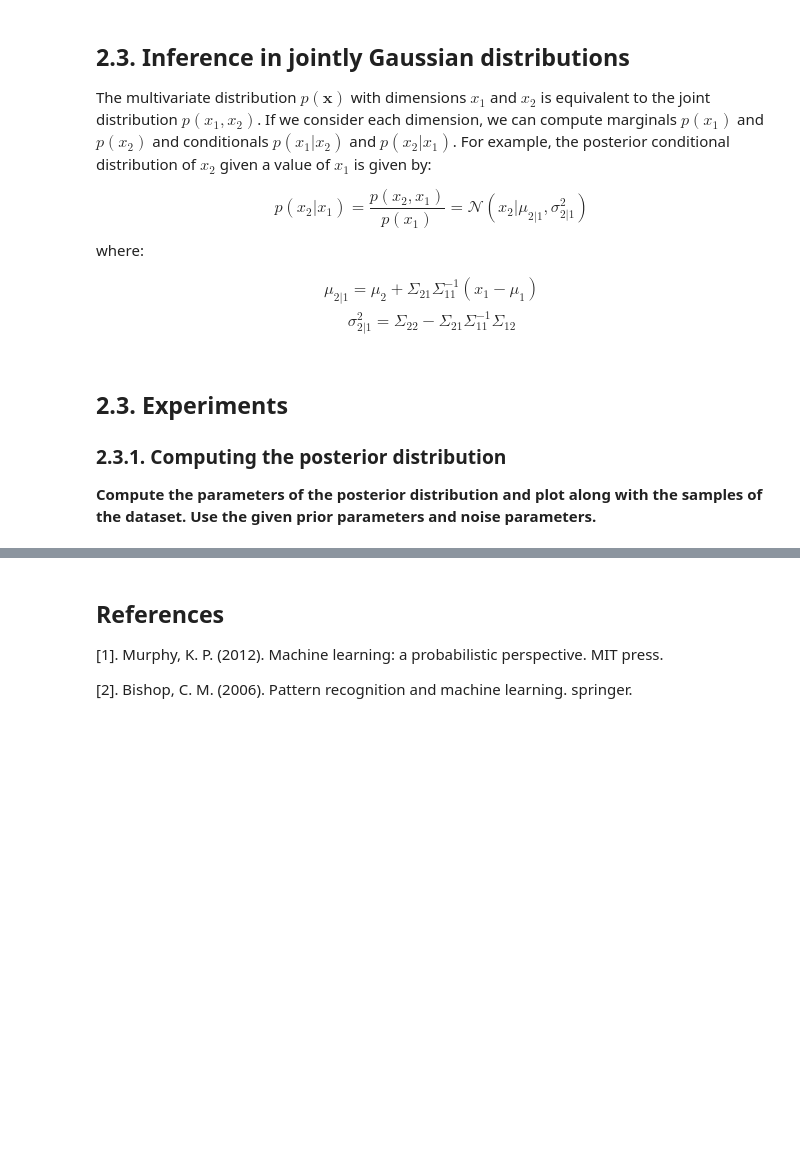
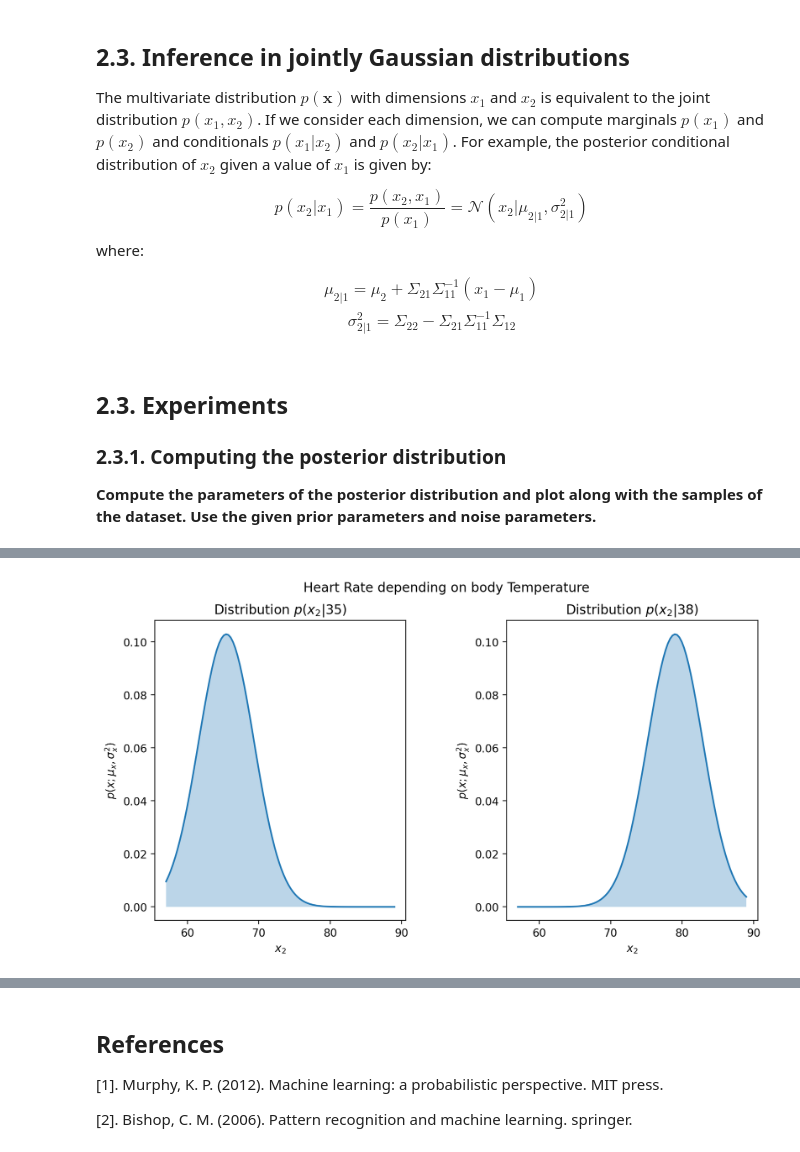
Before and after one commit to oscar-02-5/lab_unsupervised_continuous, a Jupyter notebook: lab_unsupervised_continuous_students.ipynb, the cells around one changed output, grey strips where cells are left out. Saved outputs shown, nothing was run; the diff lists cells and outputs as text; code cells hidden in the pictures; blank space fills up the shorter version.

```diff
--- a/lab_unsupervised_continuous_students.ipynb
+++ b/lab_unsupervised_continuous_students.ipynb
@@ -553,3 +544,91 @@ y_domain = np.linspace(np.min(y2), np.max(y2), 100)
+# %%
+
+def cond_gaussian(mu: np.ndarray[float, (2, 1)],  # type: ignore
+                  Sigma: np.ndarray[float, (2, 2)],  # type: ignore
+                  y1: int) -> Tuple[float, float]:
+    """# Description
+    Function that computes the parameters of the conditional
+    normal distribution given the parameters of the joint
+    distribution and a value for the marginal Y1.
+    """
+    # Variable declarations
+    mu_1, mu_2 = mu
+    Sigma_12 = Sigma[0, 1]
+    Sigma_21 = Sigma[1, 0]
+    Sigma_22 = Sigma[1, 1]
+    prec_mat_11 = (inverse(Sigma))[0, 0]
+
+    # Computation of the conditional mean
+    mu_2given1 = mu_2 + Sigma_21 * prec_mat_11 * (y1 - mu_1)
+
+    # Computation of the conditional variance
+    var_2given1 = Sigma_22 - Sigma_21 * prec_mat_11 * Sigma_12
+
+    return mu_2given1, var_2given1
+
+
+def plot_gaussian_over_ax(mu: float, sigma: float,
+                          domain: np.ndarray, ax,
+                          title="Gaussian distribution") -> None:
+    """# Description
+    Function that plots a 1D gaussian over a given axis,
+    given it's parameters and an xlim (domain)
+    """
+    # Compute the pdf
+    p = normal.pdf(domain, mu, sigma)
+
+    # Plot the gausian and set labels
+    ax.plot(domain, p, label=r'$\mu_post$=' + str(round(mu, 3)) +
+            r', $\sigma_post^2=' + str(round(sigma**2, 3)) + '$')
+    ax.fill_between(domain, 0, p, alpha=0.3)
+    # ax.set_legend(loc='best')
+    ax.set_xlabel(r'$x_2$')
+    ax.set_ylabel(r'$ p(x; \mu_x, \sigma_x^2) $')
+    ax.set_title(title)
+    return
+
+
+# Load dataset
+Y = data[['BodyTemp', 'HeartRate']].values
+
+# Get the grids for the second dim
+Y1_min, Y2_min = np.min(Y, axis=0)
+Y1_max, Y2_max = np.max(Y, axis=0)
+
+Y2_grid = np.linspace(Y2_min, Y2_max, 100)
+
+# Create a figure to plot onto
+fig, axs = plt.subplots(1, 2, figsize=(10, 5))
+plt.suptitle("Heart Rate depending on body Temperature")
+
+# Add spacing between the plots
+fig.subplots_adjust(wspace=.4)
+
+# ~~~~~~~~~~~~~~~~~~~~~~~~~ HEARTRATE=35 ~~~~~~~~~~~~~~~~~~~~~~~~
+
+# Set the heart rate
+y1_35 = 35
+
+# Get the parameters of the distribution
+mu_35_2g1, var_35_2g1 = cond_gaussian(mu_N, Sigma_N, y1_35)
+
+# Plot the normal over the axes
+plot_gaussian_over_ax(mu_35_2g1, np.sqrt(var_35_2g1), Y2_grid,
+                      axs[0], title=r'Distribution $ p(x_2|35) $')
+
+# ~~~~~~~~~~~~~~~~~~~~~~~~~ HEARTRATE=38 ~~~~~~~~~~~~~~~~~~~~~~~~
+
+# Set the heart rate
+y1_38 = 38
+
+# Get the parameters of the distribution
+mu_38_2g1, var_38_2g1 = cond_gaussian(mu_N, Sigma_N, y1_38)
+
+# Plot the normal over the axes
+plot_gaussian_over_ax(mu_38_2g1, np.sqrt(var_38_2g1), Y2_grid,
+                      axs[1], title=r'Distribution $ p(x_2|38) $')
+# %% [output]
+[figure, added]
 # %% [markdown]
 ## Questions
 
```
Also changed, not shown: parts of 8 cells of this notebook.
